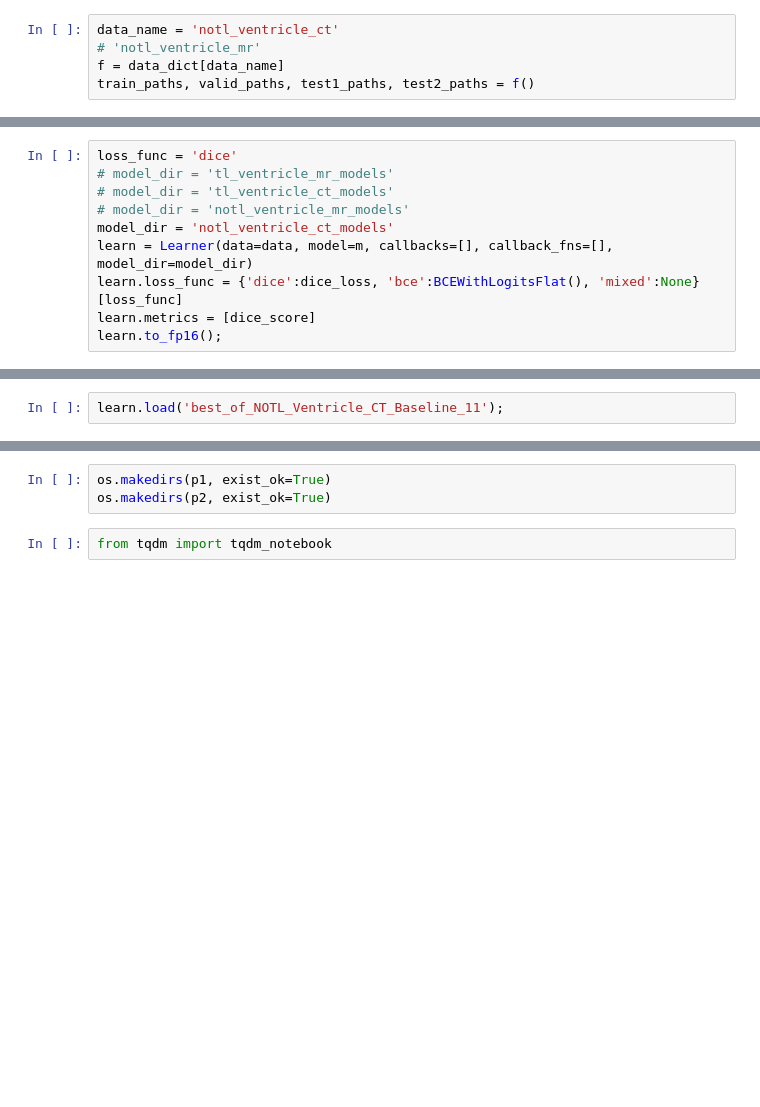
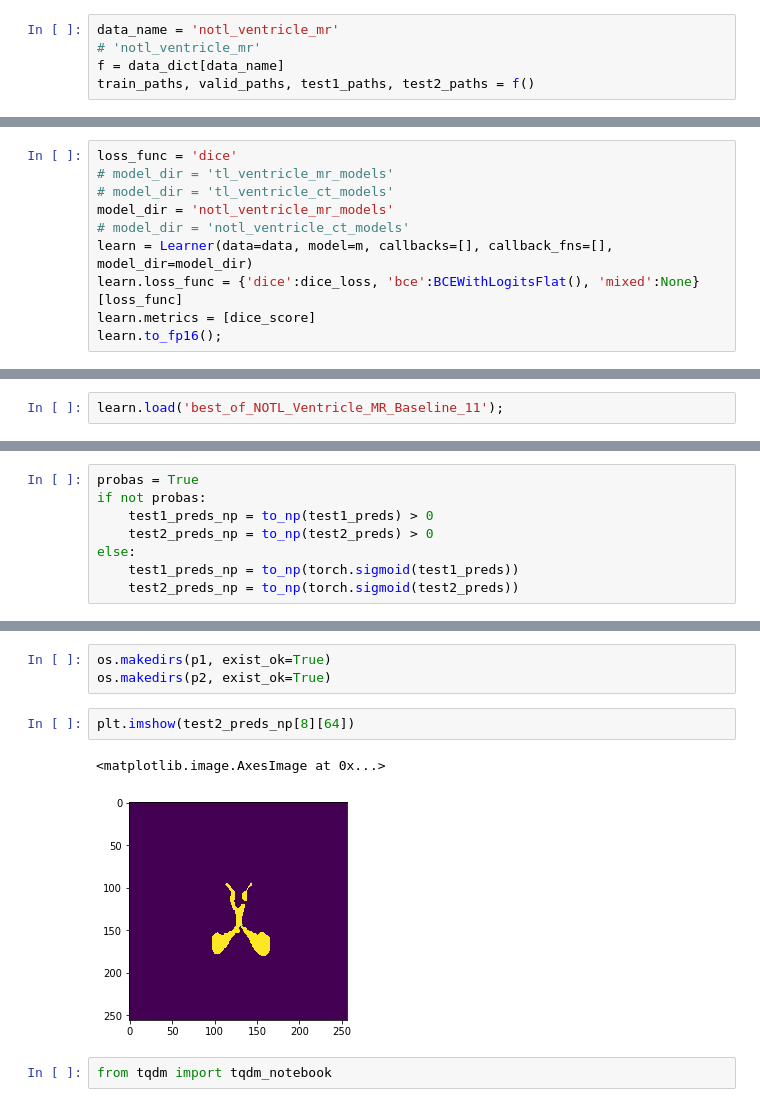
Before and after one commit to KeremTurgutlu/ventricle, a Jupyter notebook: Vent_Seg_Models/get_model_predictions.ipynb, the cells around one changed output, grey strips where cells are left out. Drawn from its saved outputs; the diff is of its cells as text; blank space fills up the shorter version.

```diff
--- a/Vent_Seg_Models/get_model_predictions.ipynb
+++ b/Vent_Seg_Models/get_model_predictions.ipynb
@@ -19,7 +19,7 @@ data_dict.keys()
 # %% [output]
 dict_keys(['notl_brain_mr', 'notl_brain_ct', 'atlas_brain_mr', 'notl_ventricle_mr', 'notl_ventricle_ct', 'atlas_ventricle_mr'])
 # %%
-data_name = 'notl_ventricle_ct'
+data_name = 'notl_ventricle_mr'
 # 'notl_ventricle_mr'
 f = data_dict[data_name]
 train_paths, valid_paths, test1_paths, test2_paths = f()
@@ -56,8 +60,8 @@ if kaiming_init: apply_leaf(m, partial(cond_init, init_func= nn.init.kaiming_nor
 loss_func = 'dice'
 # model_dir = 'tl_ventricle_mr_models'
 # model_dir = 'tl_ventricle_ct_models'
-# model_dir = 'notl_ventricle_mr_models'
-model_dir = 'notl_ventricle_ct_models'
+model_dir = 'notl_ventricle_mr_models'
+# model_dir = 'notl_ventricle_ct_models'
 learn = Learner(data=data, model=m, callbacks=[], callback_fns=[], model_dir=model_dir)
 learn.loss_func = {'dice':dice_loss, 'bce':BCEWithLogitsFlat(), 'mixed':None}[loss_func]
 learn.metrics = [dice_score]
@@ -83,5 +87,5 @@ sorted((learn.path/learn.model_dir).ls(), key=lambda o:int(o.stem.split('_')[-1]
 # %%
-learn.load('best_of_NOTL_Ventricle_CT_Baseline_11');
+learn.load('best_of_NOTL_Ventricle_MR_Baseline_11');
 # %%
 learn.validate(learn.data.valid_dl)
 # %% [output]
@@ -271,3 +276,11 @@ test2_preds_np = to_np(test2_preds) > 0
+# %%
+probas = True
+if not probas:
+    test1_preds_np = to_np(test1_preds) > 0
+    test2_preds_np = to_np(test2_preds) > 0
+else:
+    test1_preds_np = to_np(torch.sigmoid(test1_preds))
+    test2_preds_np = to_np(torch.sigmoid(test2_preds))
 # %%
 test1_preds.shape, test2_preds.shape
 # %% [output]
@@ -299,6 +298,11 @@ PosixPath('../../data/Segmentation_Dataset/CT_Dataset/test1/baseline11_notl_vent
 # %%
 os.makedirs(p1, exist_ok=True)
 os.makedirs(p2, exist_ok=True)
+# %%
+plt.imshow(test2_preds_np[8][64])
+# %% [output]
+<matplotlib.image.AxesImage at 0x...>
+[figure, added]
 # %%
 from tqdm import tqdm_notebook
 # %%
```
Also changed, not shown: parts of 15 cells of this notebook, 7 other files.
